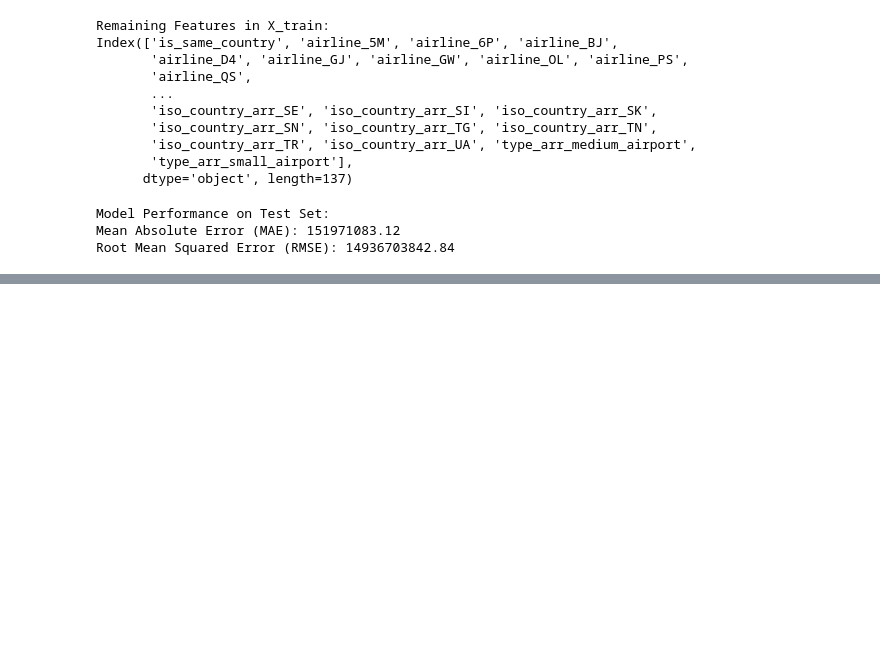
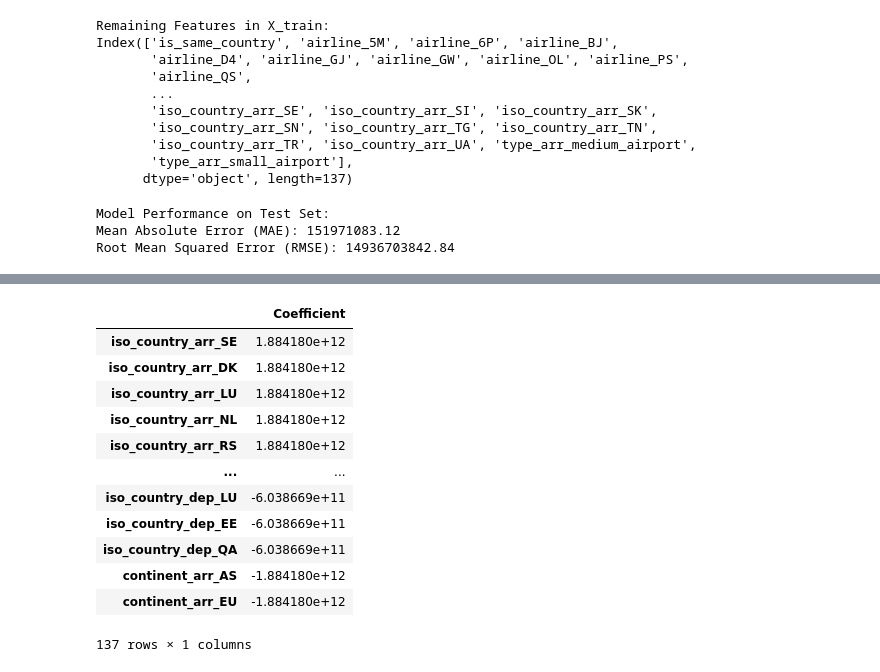
Before and after one commit to marenbor/ml_project_flight_delays, a Jupyter notebook: notebooks/02_baseline_model.ipynb, the cells around one changed output, grey strips where cells are left out. Drawn from its saved outputs; the diff is of its cells as text; code cells hidden in the pictures; blank space fills up the shorter version.

Commit message:
finished with the baseline model

```diff
--- a/notebooks/02_baseline_model.ipynb
+++ b/notebooks/02_baseline_model.ipynb
@@ -69,0 +115,19 @@ Root Mean Squared Error (RMSE): 14936703842.84
+# %%
+coefficients = np.array(baseline_model.coef_)
+coefficients_transp  = coefficients.reshape(-1, 1)
+coefficients_df = pd.DataFrame(coefficients_transp, index=np.array(X_train.columns), columns=['Coefficient'])
+coefficients_df.sort_values( by= 'Coefficient', ascending = False)
+# %% [output]
+|  | Coefficient |
+| iso_country_arr_SE | 1.884180e+12 |
+| iso_country_arr_DK | 1.884180e+12 |
+| iso_country_arr_LU | 1.884180e+12 |
+| iso_country_arr_NL | 1.884180e+12 |
+| iso_country_arr_RS | 1.884180e+12 |
+| ... | ... |
+| iso_country_dep_LU | -6.038669e+11 |
+| iso_country_dep_EE | -6.038669e+11 |
+| iso_country_dep_QA | -6.038669e+11 |
+| continent_arr_AS | -1.884180e+12 |
+| continent_arr_EU | -1.884180e+12 |
+137 rows × 1 columns
```
Also changed, not shown: parts of 5 cells of this notebook.
